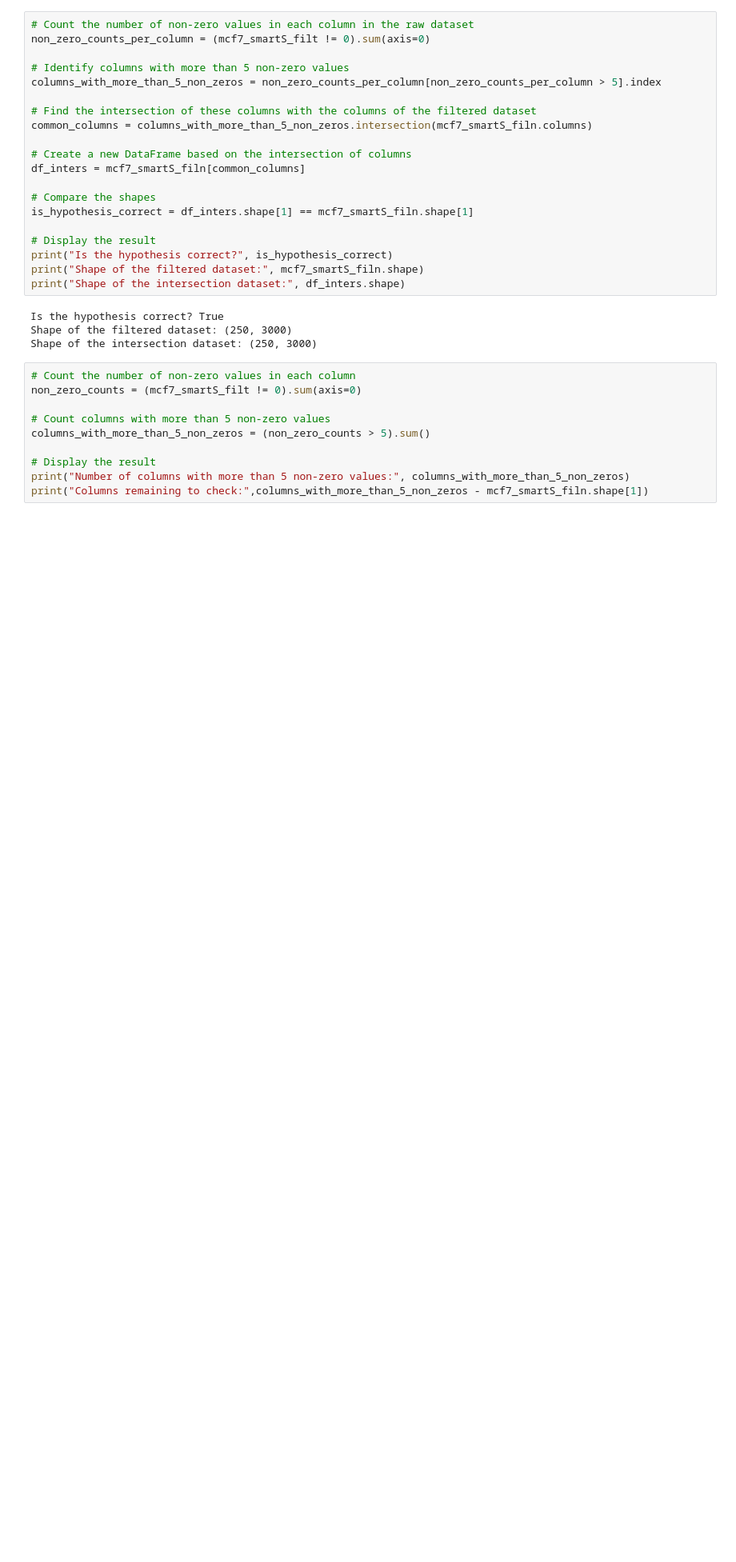
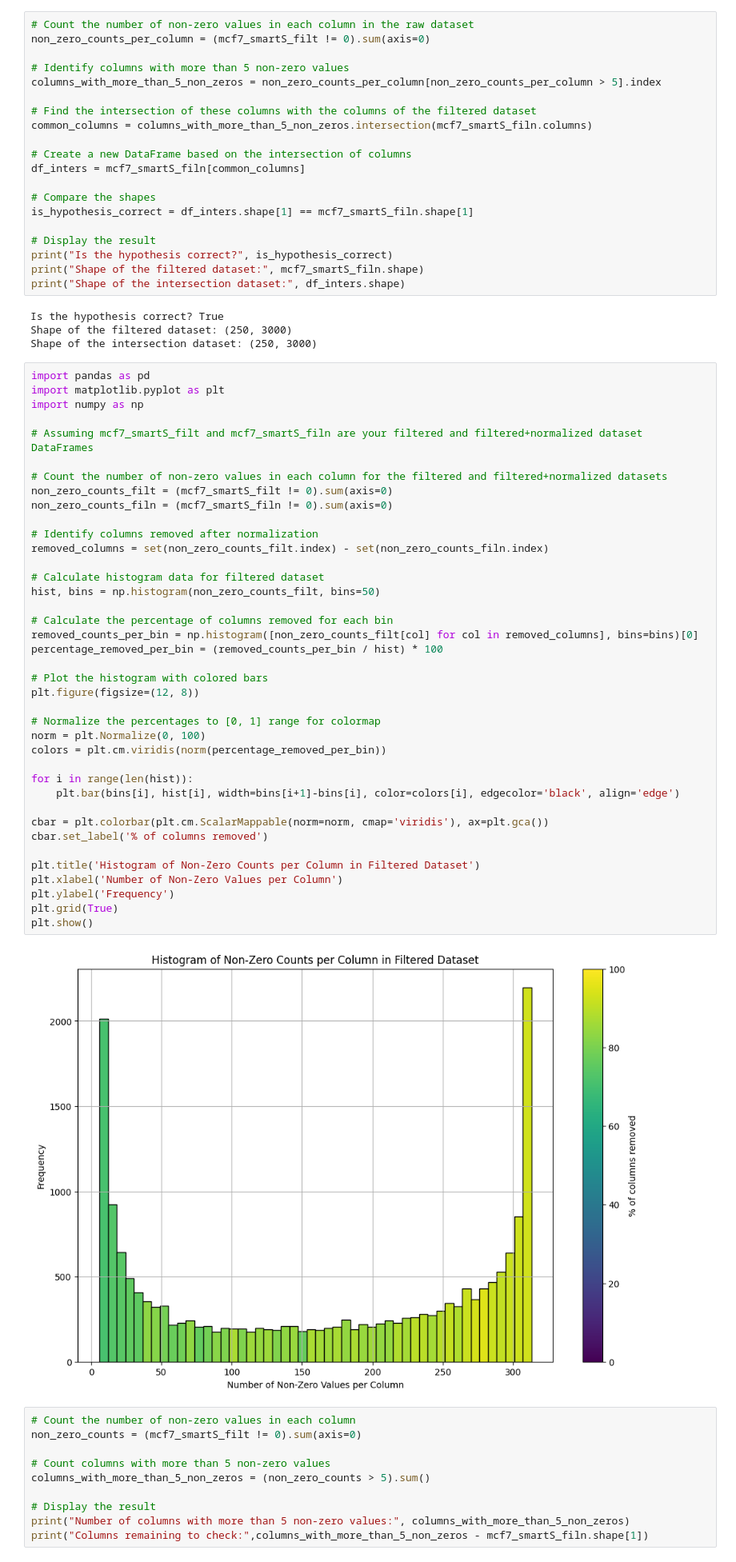
Before and after one commit to AliEmreSenel/BAIAILabProject2024, a Jupyter notebook: mariano_preliminary_analysis.ipynb, the cells around one changed output. Shown at 80% size. Drawn from its saved outputs; the diff is of its cells as text; blank space fills up the shorter version.

```diff
--- a/mariano_preliminary_analysis.ipynb
+++ b/mariano_preliminary_analysis.ipynb
@@ -750,6 +803,47 @@ print("Shape of the intersection dataset:", df_inters.shape)
 Is the hypothesis correct? True
 Shape of the filtered dataset: (250, 3000)
 Shape of the intersection dataset: (250, 3000)
+# %%
+import pandas as pd
+import matplotlib.pyplot as plt
+import numpy as np
+
+# Assuming mcf7_smartS_filt and mcf7_smartS_filn are your filtered and filtered+normalized dataset DataFrames
+
+# Count the number of non-zero values in each column for the filtered and filtered+normalized datasets
+non_zero_counts_filt = (mcf7_smartS_filt != 0).sum(axis=0)
+non_zero_counts_filn = (mcf7_smartS_filn != 0).sum(axis=0)
+
+# Identify columns removed after normalization
+removed_columns = set(non_zero_counts_filt.index) - set(non_zero_counts_filn.index)
+
+# Calculate histogram data for filtered dataset
+hist, bins = np.histogram(non_zero_counts_filt, bins=50)
+
+# Calculate the percentage of columns removed for each bin
+removed_counts_per_bin = np.histogram([non_zero_counts_filt[col] for col in removed_columns], bins=bins)[0]
+percentage_removed_per_bin = (removed_counts_per_bin / hist) * 100
+
+# Plot the histogram with colored bars
+plt.figure(figsize=(12, 8))
+
+# Normalize the percentages to [0, 1] range for colormap
+norm = plt.Normalize(0, 100)
+colors = plt.cm.viridis(norm(percentage_removed_per_bin))
+
+for i in range(len(hist)):
+    plt.bar(bins[i], hist[i], width=bins[i+1]-bins[i], color=colors[i], edgecolor='black', align='edge')
+
+cbar = plt.colorbar(plt.cm.ScalarMappable(norm=norm, cmap='viridis'), ax=plt.gca())
+cbar.set_label('% of columns removed')
+
+plt.title('Histogram of Non-Zero Counts per Column in Filtered Dataset')
+plt.xlabel('Number of Non-Zero Values per Column')
+plt.ylabel('Frequency')
+plt.grid(True)
+plt.show()
+# %% [output]
+[figure, added]
 # %%
 # Count the number of non-zero values in each column
 non_zero_counts = (mcf7_smartS_filt != 0).sum(axis=0)
```
Also changed, not shown: parts of 3 cells of this notebook.
